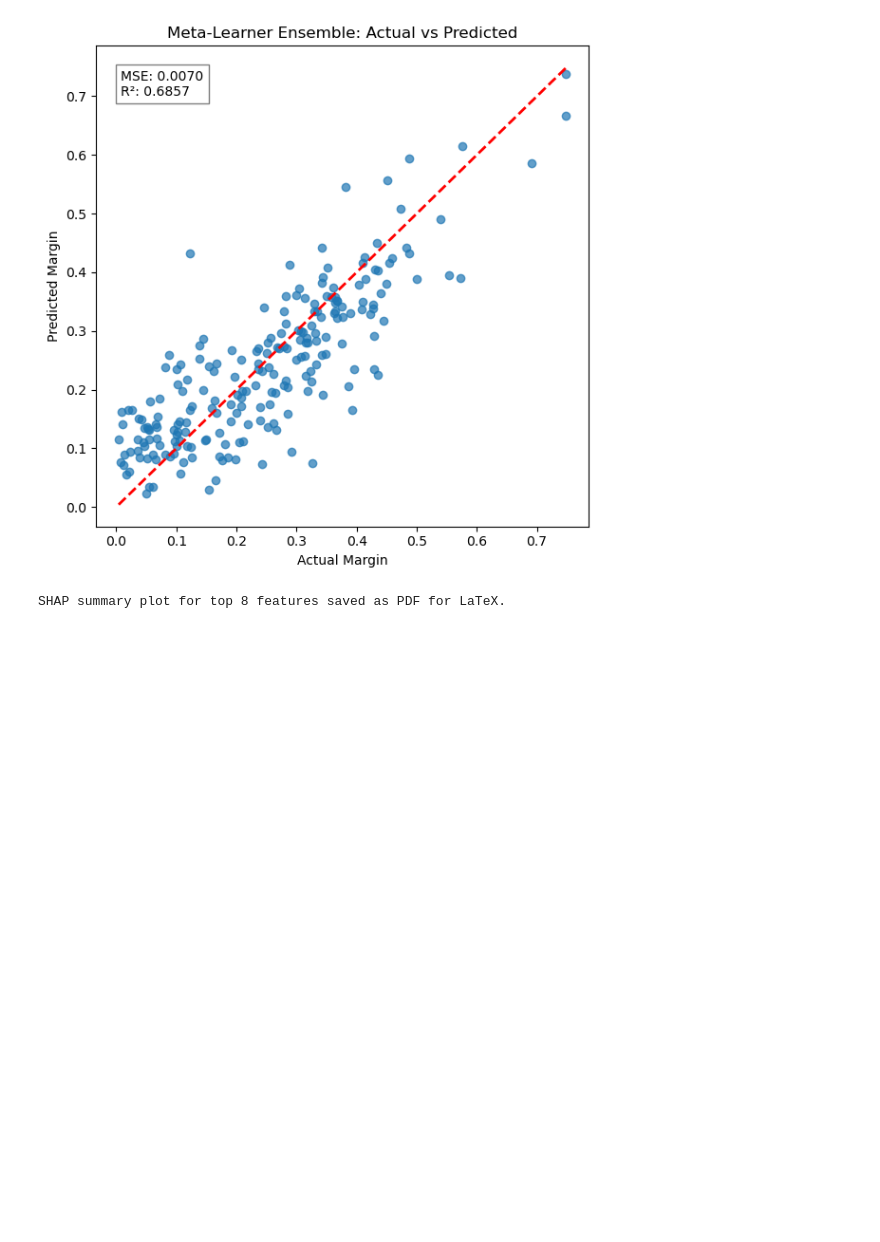
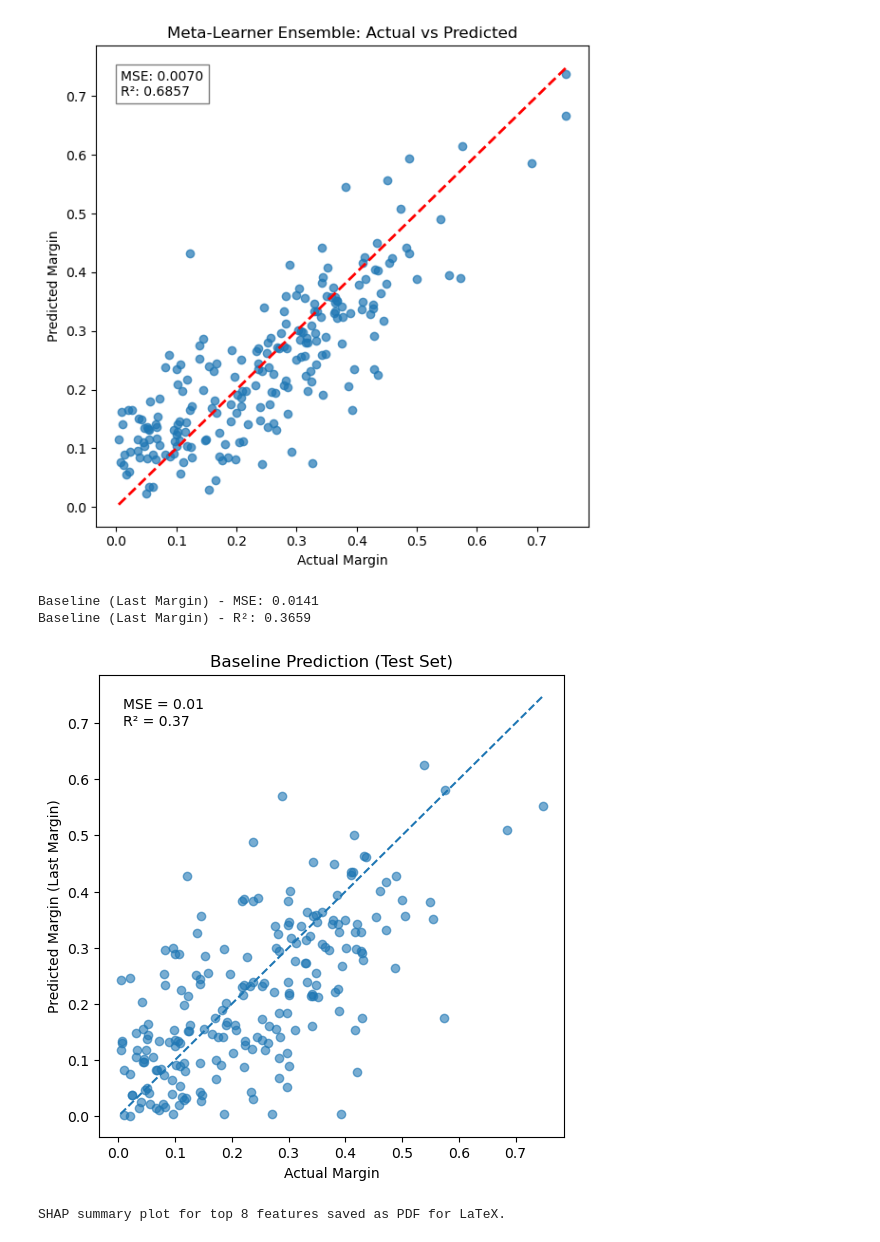
Before and after one commit to gem733/d200project, a Jupyter notebook: notebooks/evaluation.ipynb, the cells around one changed output. Drawn from its saved outputs; the diff is of its cells as text; code cells hidden in the pictures; blank space fills up the shorter version.

Commit message:
added a predicted vs actual for last_margin, to show improvement

```diff
--- a/notebooks/evaluation.ipynb
+++ b/notebooks/evaluation.ipynb
@@ -96,6 +96,67 @@ Actual vs Predicted plots saved as PDF for LaTeX.
 [figure]
 [figure]
 [figure]
+# %%
+import pandas as pd
+import matplotlib.pyplot as plt
+from sklearn.metrics import mean_squared_error, r2_score
+from sklearn.model_selection import train_test_split
+
+# Load raw data
+df = pd.read_csv("../data/raw/constituencies_dataset.csv")
+
+# Convert columns safely
+df["margin"] = pd.to_numeric(df["margin"], errors="coerce")
+df["last_margin"] = pd.to_numeric(df["last_margin"], errors="coerce")
+
+# Drop bad rows
+df = df.dropna(subset=["margin", "last_margin"])
+
+# Recreate the same test split used in pipeline
+train_df, test_df = train_test_split(
+    df,
+    test_size=0.1,
+    random_state=42
+)
+
+# True and predicted values
+y_true = test_df["margin"].to_numpy()
+y_pred = test_df["last_margin"].to_numpy()
+
+# Metrics
+mse = mean_squared_error(y_true, y_pred)
+r2 = r2_score(y_true, y_pred)
+
+print(f"Baseline (Last Margin) - MSE: {mse:.4f}")
+print(f"Baseline (Last Margin) - R²: {r2:.4f}")
+
+# Plot
+plt.figure(figsize=(6,6))
+plt.scatter(y_true, y_pred, alpha=0.6)
+
+plt.plot(
+    [y_true.min(), y_true.max()],
+    [y_true.min(), y_true.max()],
+    linestyle="--"
+)
+
+plt.xlabel("Actual Margin")
+plt.ylabel("Predicted Margin (Last Margin)")
+plt.title("Baseline Prediction (Test Set)")
+
+plt.text(
+    0.05,
+    0.95,
+    f"MSE = {mse:.2f}\nR² = {r2:.2f}",
+    transform=plt.gca().transAxes,
+    verticalalignment="top"
+)
+
+plt.show()
+# %% [output]
+Baseline (Last Margin) - MSE: 0.0141
+Baseline (Last Margin) - R²: 0.3659
+[figure, added]
 # %%
 # 2️⃣ SHAP values for Random Forest
 import pandas as pd
```
Also changed, not shown: 5 other files.
